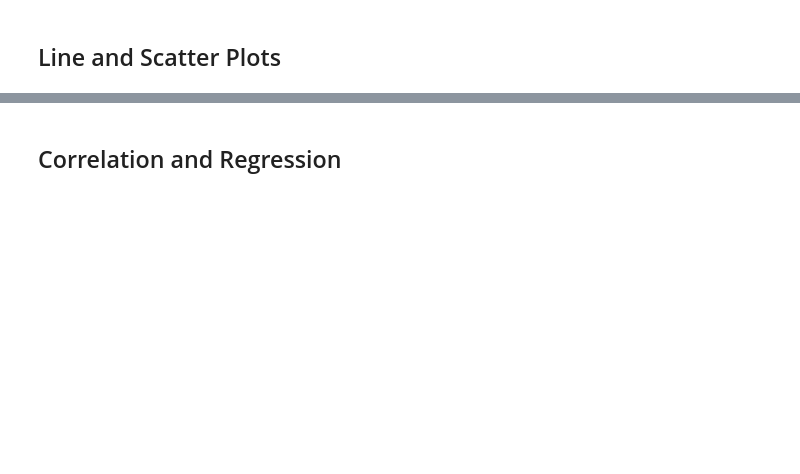
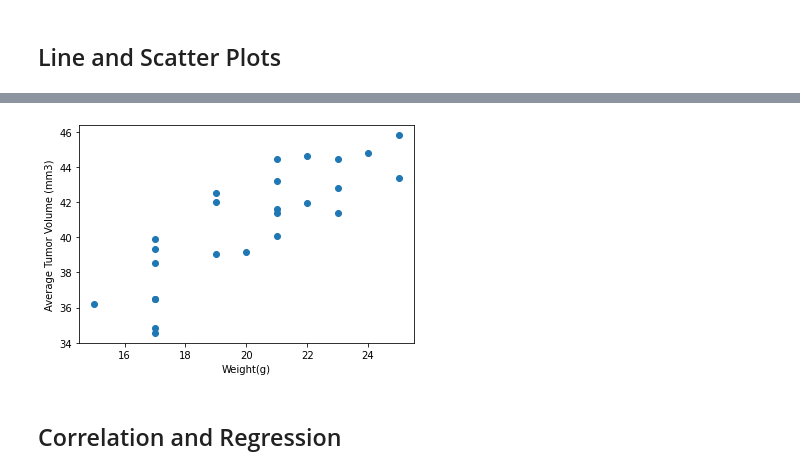
Before and after one commit to lintubaby5/Assignment-UoTBootCamp, a Jupyter notebook: pandas-challenge/Pymaceuticals/pymaceuticals.ipynb, the cells around one changed output, grey strips where cells are left out. Drawn from its saved outputs; the diff is of its cells as text; code cells hidden in the pictures; blank space fills up the shorter version.

```diff
--- a/pandas-challenge/Pymaceuticals/pymaceuticals.ipynb
+++ b/pandas-challenge/Pymaceuticals/pymaceuticals.ipynb
@@ -190,2 +239,21 @@ Ceftamin's potential outliers: Series([], Name: Tumor Volume (mm3), dtype: float
+# %%
+# Generate a scatter plot of average tumor volume vs. mouse weight for the Capomulin regimen
+#DataFrame for only Capomulin
+capomulin_df = mouse_study_df_clean.loc[mouse_study_df_clean['Drug Regimen'] == 'Capomulin']
+#Group DF to find average Tumor Volume for each Mouse ID
+grouped_df=pd.DataFrame(capomulin_df.groupby('Mouse ID')['Tumor Volume (mm3)'].mean())
+grouped_df=grouped_df.rename(columns={'Tumor Volume (mm3)': 'avg_tumor_vol'})
+#merge with capomulin DF to get the weight of each mouse
+avg_df=pd.merge(grouped_df,capomulin_df,on="Mouse ID",how="left")
+final_df = avg_df[['Weight (g)', 'avg_tumor_vol']].drop_duplicates()
+#plotting scatter plot
+weight=final_df["Weight (g)"]
+avgTumorVolume=final_df["avg_tumor_vol"]
+plt.scatter(weight,avgTumorVolume)
+plt.xlabel("Weight(g)")
+plt.ylabel("Average Tumor Volume (mm3)")
+plt.show()
+# %% [output]
+[figure, added]
 # %% [markdown]
 ## Correlation and Regression
```
Also changed, not shown: parts of 14 cells of this notebook.
